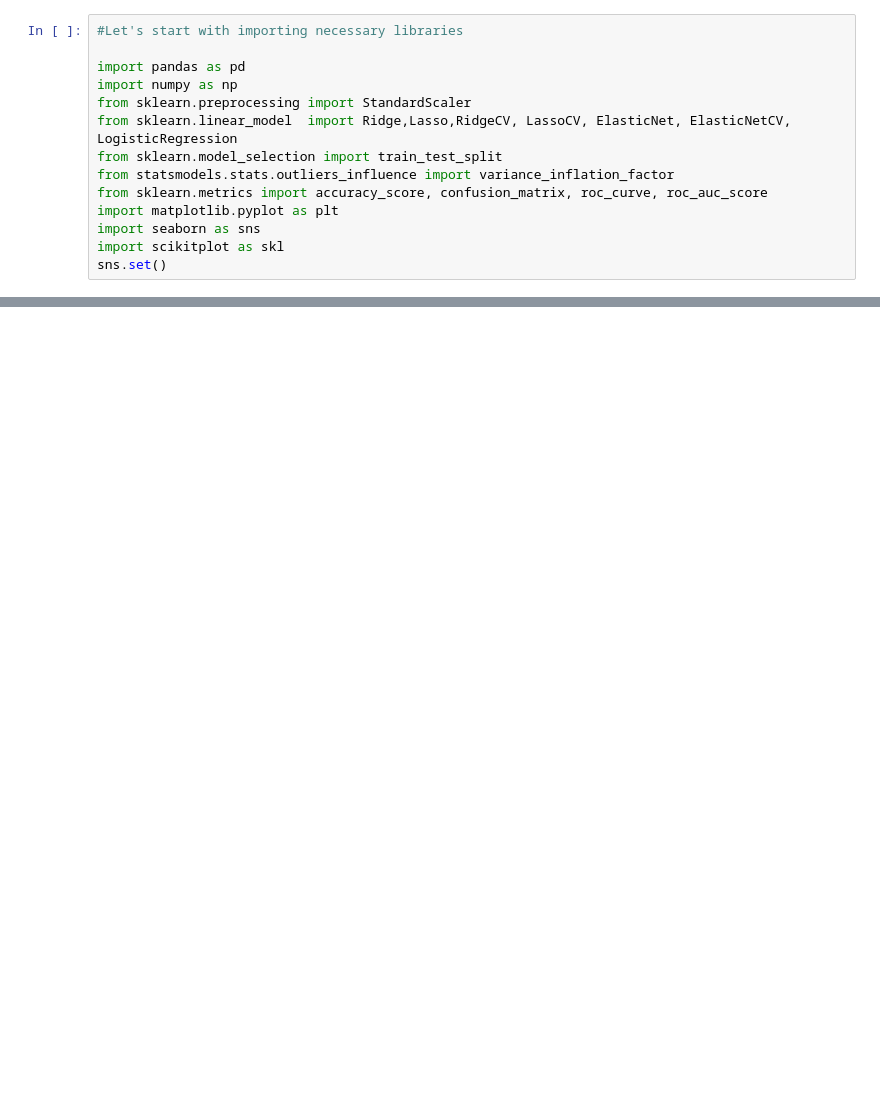
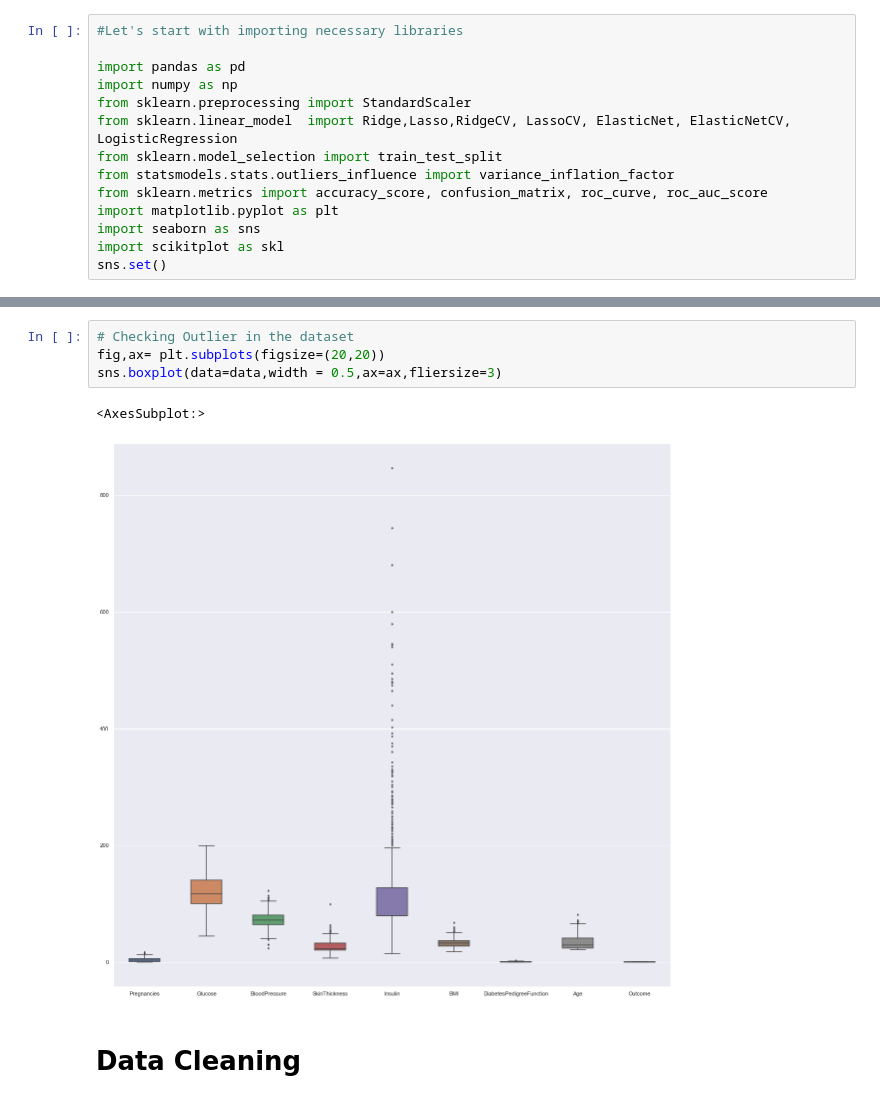
Before and after one commit to ravi0dubey/Logistic_Regression_Diabetes-Prediction, a Jupyter notebook: Logistic Regression_Diabetes Prediction.ipynb, the cells around one changed output, grey strips where cells are left out. Saved outputs shown, nothing was run; the diff lists cells and outputs as text; blank space fills up the shorter version.

```diff
--- a/Logistic Regression_Diabetes Prediction.ipynb
+++ b/Logistic Regression_Diabetes Prediction.ipynb
@@ -51,0 +205,9 @@ data.head()
+# %%
+# Checking Outlier in the dataset
+fig,ax= plt.subplots(figsize=(20,20))
+sns.boxplot(data=data,width = 0.5,ax=ax,fliersize=3)
+# %% [output]
+<AxesSubplot:>
+[figure, added]
+# %% [markdown]
+# Data Cleaning
```
Also changed, not shown: parts of 47 cells of this notebook.
